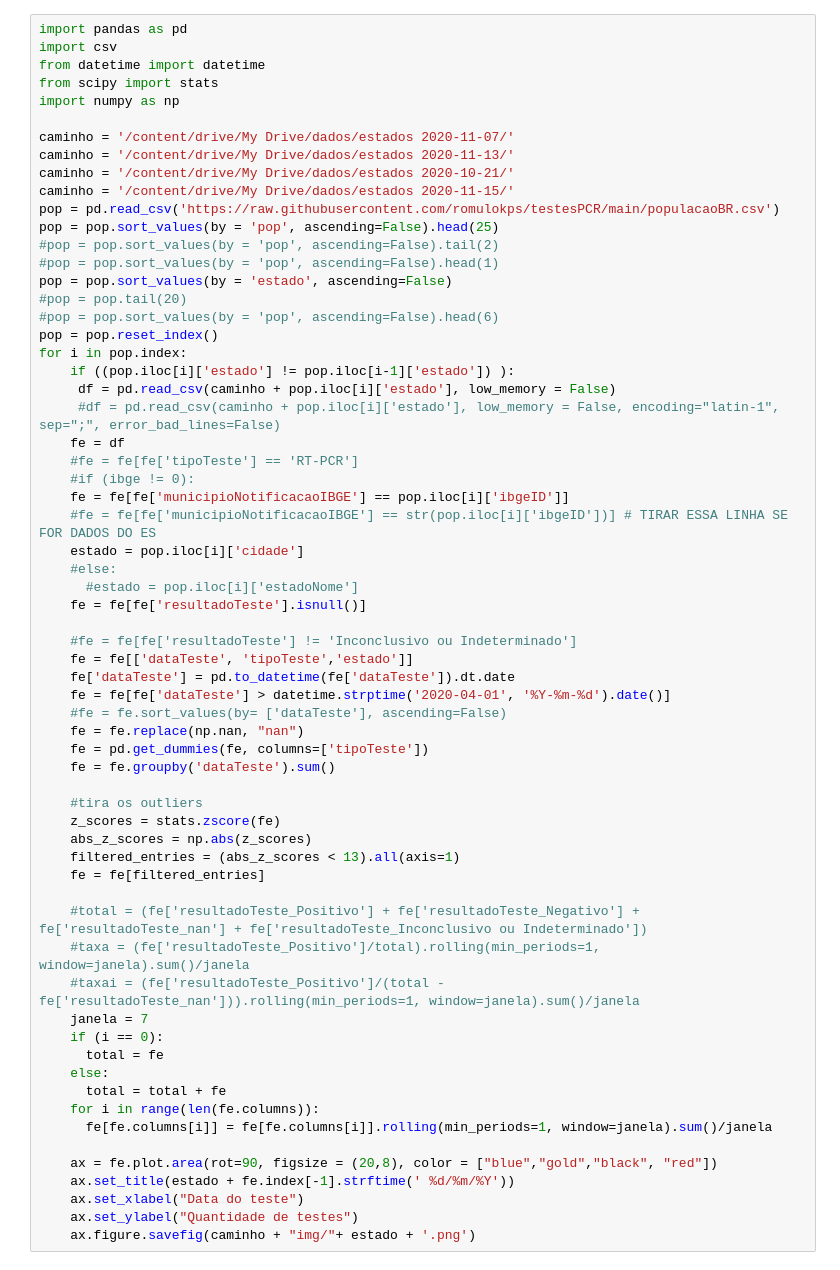
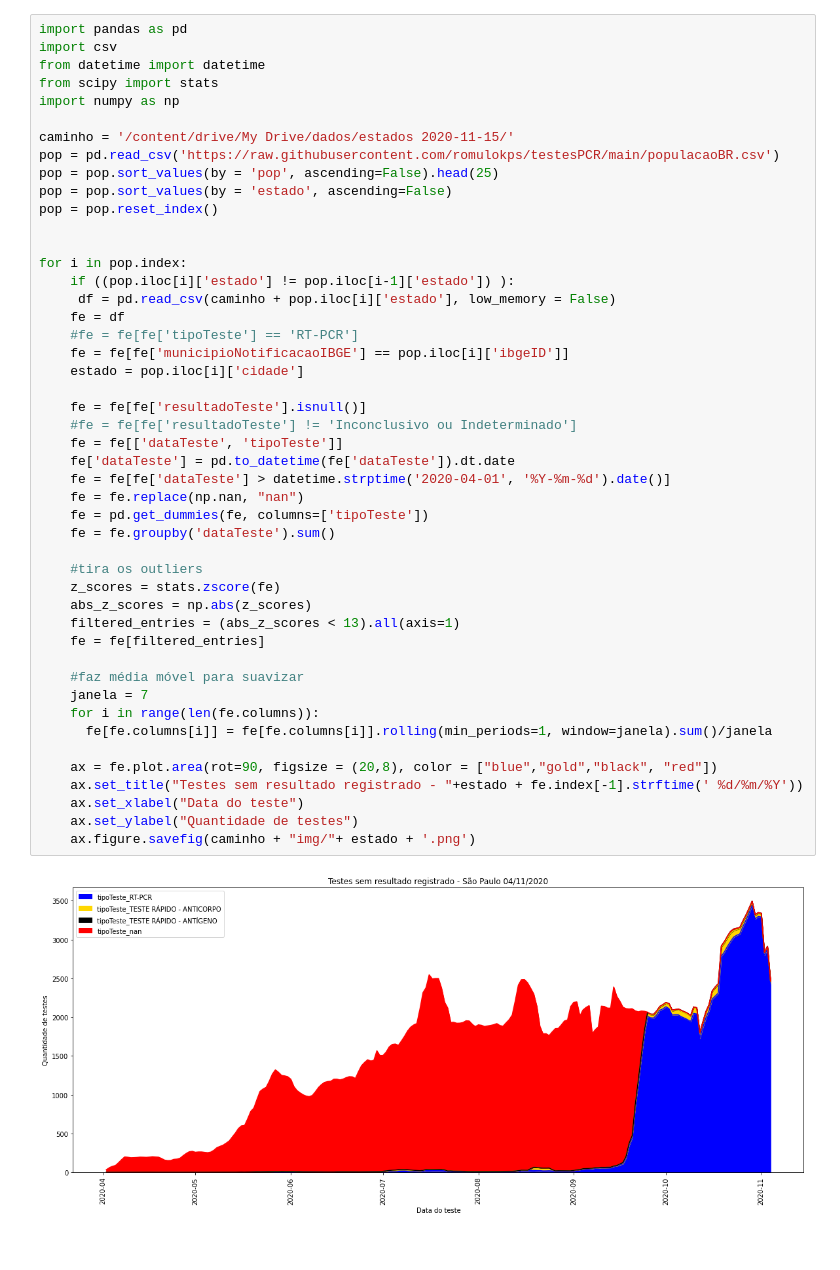
Before and after one commit to romulokps/testesPCR, a Jupyter notebook: resultadoTesteNA.ipynb, the cells around one changed output. Saved outputs shown, nothing was run; the diff lists cells and outputs as text.

```diff
--- a/resultadoTesteNA.ipynb
+++ b/resultadoTesteNA.ipynb
@@ -7,60 +7,45 @@ from datetime import datetime
 from scipy import stats
 import numpy as np
 
-caminho = '/content/drive/My Drive/dados/estados 2020-11-07/'
-caminho = '/content/drive/My Drive/dados/estados 2020-11-13/'
-caminho = '/content/drive/My Drive/dados/estados 2020-10-21/'
 caminho = '/content/drive/My Drive/dados/estados 2020-11-15/'
 pop = pd.read_csv('https://raw.githubusercontent.com/romulokps/testesPCR/main/populacaoBR.csv')
 pop = pop.sort_values(by = 'pop', ascending=False).head(25)
-#pop = pop.sort_values(by = 'pop', ascending=False).tail(2)
-#pop = pop.sort_values(by = 'pop', ascending=False).head(1)
 pop = pop.sort_values(by = 'estado', ascending=False)
-#pop = pop.tail(20)
-#pop = pop.sort_values(by = 'pop', ascending=False).head(6)
 pop = pop.reset_index()
+
+
 for i in pop.index:
     if ((pop.iloc[i]['estado'] != pop.iloc[i-1]['estado']) ):
      df = pd.read_csv(caminho + pop.iloc[i]['estado'], low_memory = False)
-     #df = pd.read_csv(caminho + pop.iloc[i]['estado'], low_memory = False, encoding="latin-1", sep=";", error_bad_lines=False)
     fe = df
     #fe = fe[fe['tipoTeste'] == 'RT-PCR']
-    #if (ibge != 0):
     fe = fe[fe['municipioNotificacaoIBGE'] == pop.iloc[i]['ibgeID']]
-    #fe = fe[fe['municipioNotificacaoIBGE'] == str(pop.iloc[i]['ibgeID'])] # TIRAR ESSA LINHA SE FOR DADOS DO ES
     estado = pop.iloc[i]['cidade']
-    #else:
-      #estado = pop.iloc[i]['estadoNome']
+
     fe = fe[fe['resultadoTeste'].isnull()]
-
     #fe = fe[fe['resultadoTeste'] != 'Inconclusivo ou Indeterminado']
-    fe = fe[['dataTeste', 'tipoTeste','estado']]
+    fe = fe[['dataTeste', 'tipoTeste']]
     fe['dataTeste'] = pd.to_datetime(fe['dataTeste']).dt.date
     fe = fe[fe['dataTeste'] > datetime.strptime('2020-04-01', '%Y-%m-%d').date()]
-    #fe = fe.sort_values(by= ['dataTeste'], ascending=False)
     fe = fe.replace(np.nan, "nan")
     fe = pd.get_dummies(fe, columns=['tipoTeste'])
     fe = fe.groupby('dataTeste').sum()
 
     #tira os outliers
     z_scores = stats.zscore(fe)
     abs_z_scores = np.abs(z_scores)
     filtered_entries = (abs_z_scores < 13).all(axis=1)
     fe = fe[filtered_entries]
 
-    #total = (fe['resultadoTeste_Positivo'] + fe['resultadoTeste_Negativo'] +  fe['resultadoTeste_nan'] + fe['resultadoTeste_Inconclusivo ou Indeterminado'])
-    #taxa = (fe['resultadoTeste_Positivo']/total).rolling(min_periods=1, window=janela).sum()/janela
-    #taxai = (fe['resultadoTeste_Positivo']/(total - fe['resultadoTeste_nan'])).rolling(min_periods=1, window=janela).sum()/janela
+    #faz média móvel para suavizar
     janela = 7
-    if (i == 0):
-      total = fe
-    else:
-      total = total + fe
     for i in range(len(fe.columns)):
       fe[fe.columns[i]] = fe[fe.columns[i]].rolling(min_periods=1, window=janela).sum()/janela
 
     ax = fe.plot.area(rot=90, figsize = (20,8), color = ["blue","gold","black", "red"])
-    ax.set_title(estado + fe.index[-1].strftime(' %d/%m/%Y'))
+    ax.set_title("Testes sem resultado registrado - "+estado + fe.index[-1].strftime(' %d/%m/%Y'))
     ax.set_xlabel("Data do teste")
     ax.set_ylabel("Quantidade de testes")
     ax.figure.savefig(caminho + "img/"+ estado + '.png')
+# %% [output]
+[figure, added]
```
Also changed, not shown: parts of 2 cells of this notebook.
